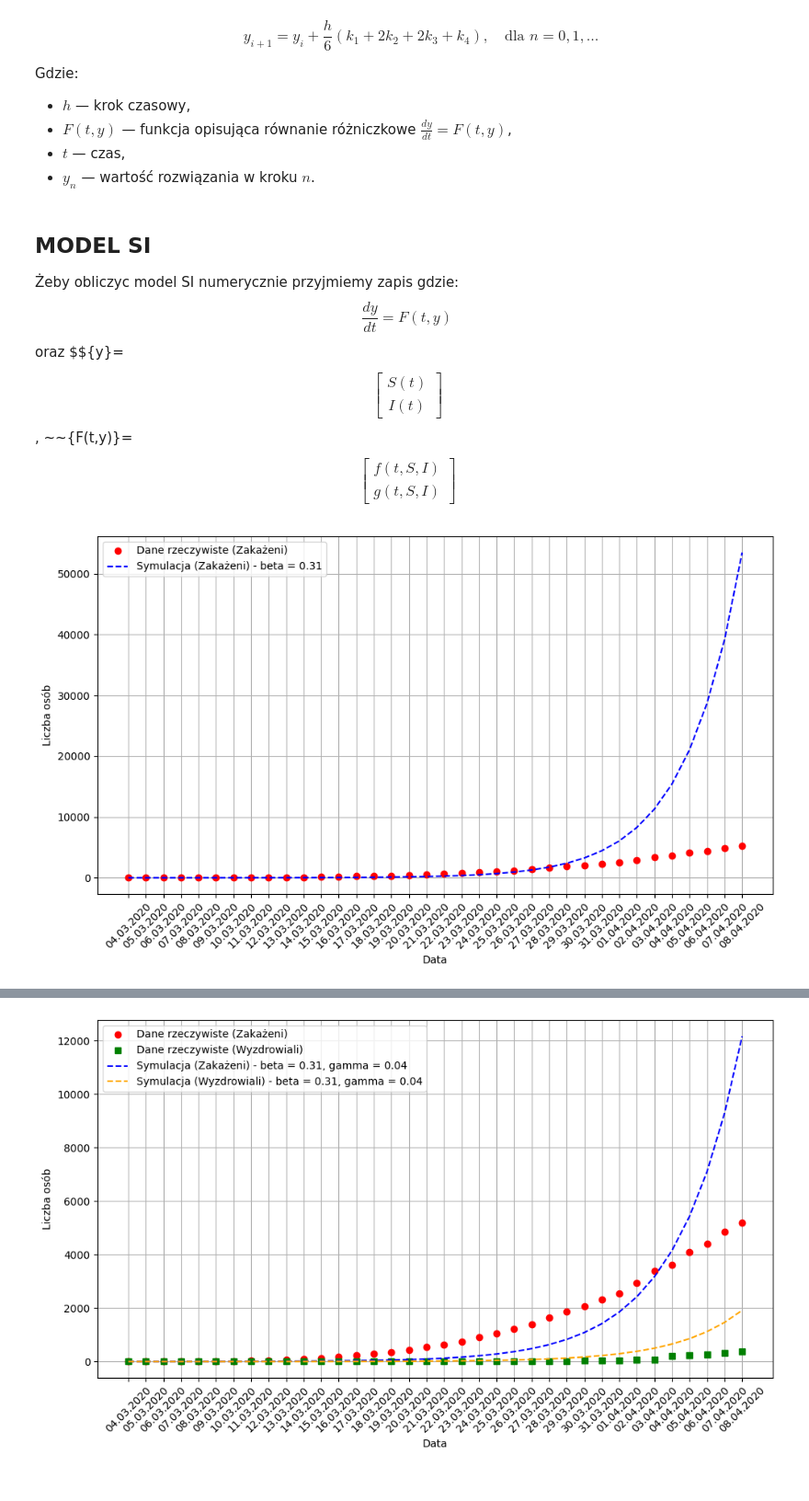
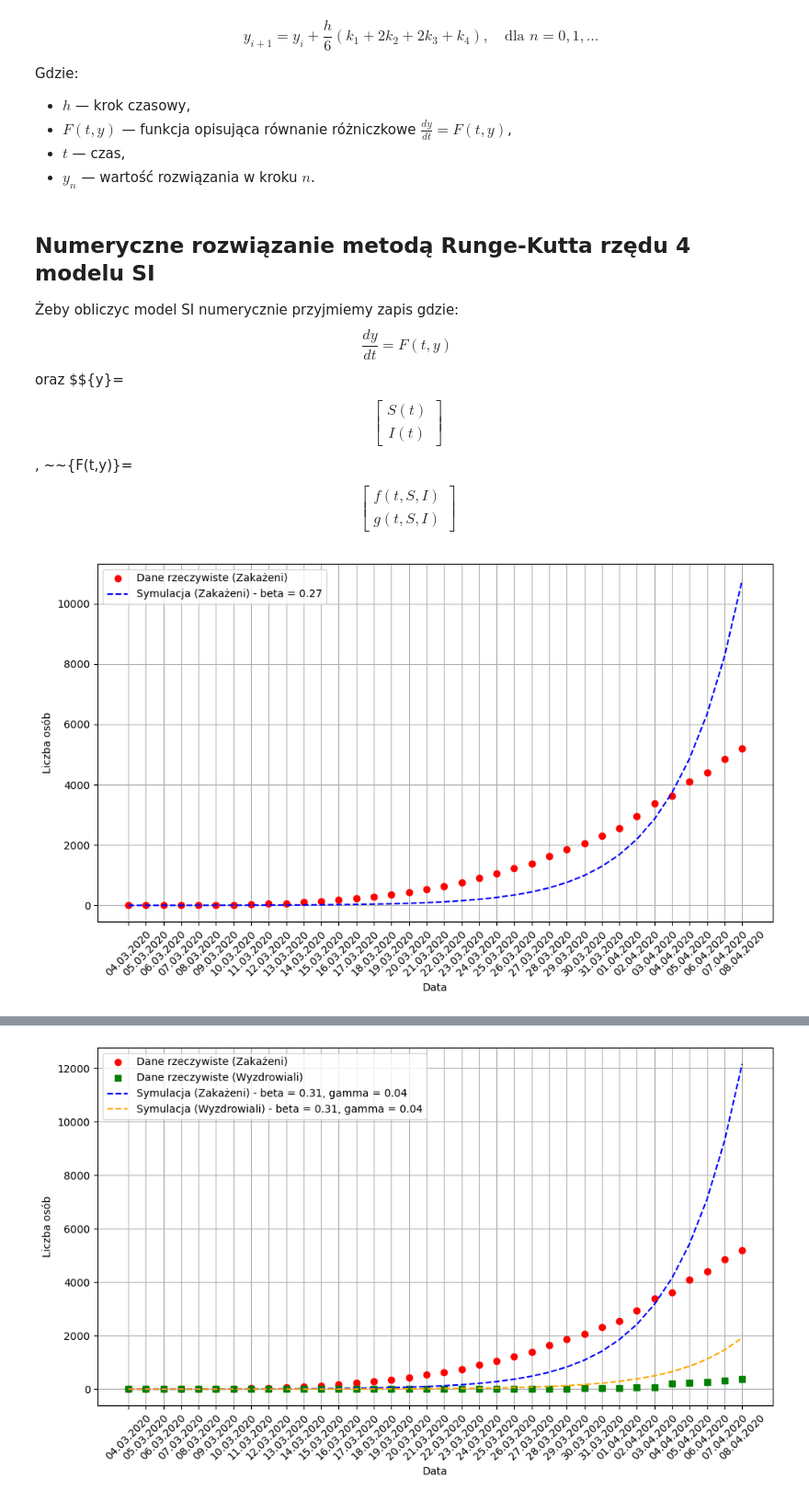
Before and after one commit to 277465/Modelowanie-Pandemii-Sars-cov-19, a Jupyter notebook: projekt.ipynb, the cells around one changed output, grey strips where cells are left out. Shown: that part at 92% size. Cells and saved outputs as stored; diff of their text form; code cells hidden in the pictures.

```diff
--- a/projekt.ipynb
+++ b/projekt.ipynb
@@ -140,35 +179,0 @@ Aby przeprowadzić obliczenia numeryczne, oszacujemy średnie wartości współc
-# %%
-import numpy as np
-
-# Obliczenia oszacowania beta
-beta_values = []
-for t in range(1, len(infected_data)):
-    # Liczba osób zakażonych w dniu t-1 i t
-    I_t_minus_1 = infected_data[t - 1]
-    I_t = infected_data[t]
-
-    # Zakładamy, że liczba osób podatnych S = N - I
-    S_t_minus_1 = n - I_t_minus_1
-
-    # Obliczenie przyrostu zakażonych
-    dI = I_t - I_t_minus_1
-
-    # Oszacowanie beta
-    beta = (dI * n) / (I_t_minus_1 * S_t_minus_1)
-    beta_values.append(beta)
-
-gamma_values = []
-for t in range(1, len(infected_data)):
-    # Zmiany w liczbie zakażonych i wyzdrowiałych
-    delta_R = recovery_data[t] - recovery_data[t-1]
-    delta_I = infected_data[t] - infected_data[t-1]
-
-    if delta_I > 0:  # Unikamy dzielenia przez 0
-        gamma = delta_R / delta_I
-        gamma_values.append(gamma)
-
-# Średnia wartość beta z obliczeń
-beta_avg = np.mean(beta_values)
-gamma_average = np.mean(gamma_values)
-print(f'Średnia wartość {"\u03b3"}: {gamma_average:.4f}')
-print(f"Średnia wartość {"\u03b2"}: {beta_avg:.4f}")
@@ -253,6 +346,6 @@ def update(beta):
     plt.tight_layout()
     plt.show()
 
-update(beta_avg)
+update(best_beta)
 # %% [output]
 [figure]
@@ -323,7 +416,7 @@ def update(beta, gamma):
 
 
 # Wywołanie funkcji z określonymi wartościami beta i gamma
-update(beta_avg, gamma_average)
+update(best_beta, best_gamma)
 # %% [output]
 [figure]
 # %% [markdown]
@@ -361,7 +458,7 @@ Gdzie:
 * ${t}$ — czas,
 * ${y_n}$ — wartość rozwiązania w kroku ${n}$.
 # %% [markdown]
-## MODEL SI
+## Numeryczne rozwiązanie metodą Runge-Kutta rzędu 4 modelu SI
 
 Żeby obliczyc model SI numerycznie przyjmiemy zapis gdzie:
 $$\frac{dy}{dt} = F(t, y)$$
@@ -397,34 +494,34 @@ def rk4_step(S, I, beta, N, h):
     k4_S = f(S + h * k3_S, I + h * k3_I, beta, N)
     k4_I = g(S + h * k3_S, I + h * k3_I, beta, N)
 
     # Klasyczna aktualizacja wartości
     S_new = S + h / 6 * (k1_S + 2 * k2_S + 2 * k3_S + k4_S)
     I_new = I + h / 6 * (k1_I + 2 * k2_I + 2 * k3_I + k4_I)
 
     return S_new, I_new
 
 # Warunki początkowe
 S, I = n - infected_data[0], infected_data[0]
 h = 1  # Krok czasowy (1 dzień)
 S_vals, I_vals = [S], [I]
 
 # Symulacja RK4
 for t in range(1, len(dates)):
-    S, I = rk4_step(S, I, beta_avg, n, h)
+    S, I = rk4_step(S, I, best_beta, n, h)
     S_vals.append(S)
     I_vals.append(I)
 
 # Wykresy
 plt.figure(figsize=(10, 6))
 plt.plot(dates, infected_data, 'o', label='Dane rzeczywiste (Zakażeni)', color='red')
-plt.plot(dates, I_vals, label=f'Symulacja (Zakażeni) - beta = {beta_avg:.2f}', linestyle='--', color='blue')
+plt.plot(dates, I_vals, label=f'Symulacja (Zakażeni) - beta = {best_beta:.2f}', linestyle='--', color='blue')
 plt.xticks(rotation=45)
 plt.xlabel("Data")
 plt.ylabel("Liczba osób")
 plt.grid(True)
 plt.legend()
 plt.tight_layout()
 plt.show()
 # %% [output]
-[figure, old version]
+[figure, new version]
 # %% [markdown]
```
Also changed, not shown: parts of 41 cells of this notebook.
